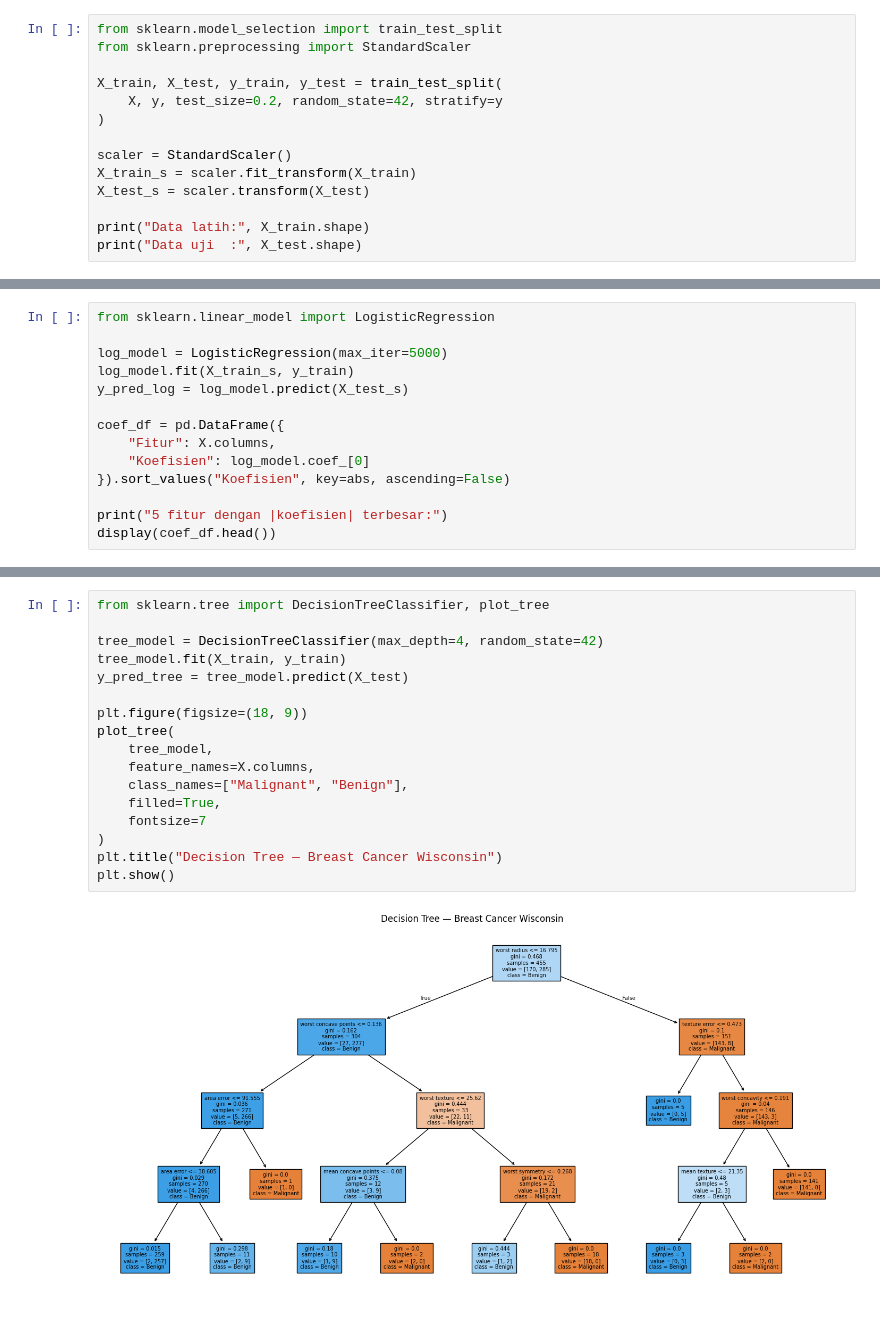
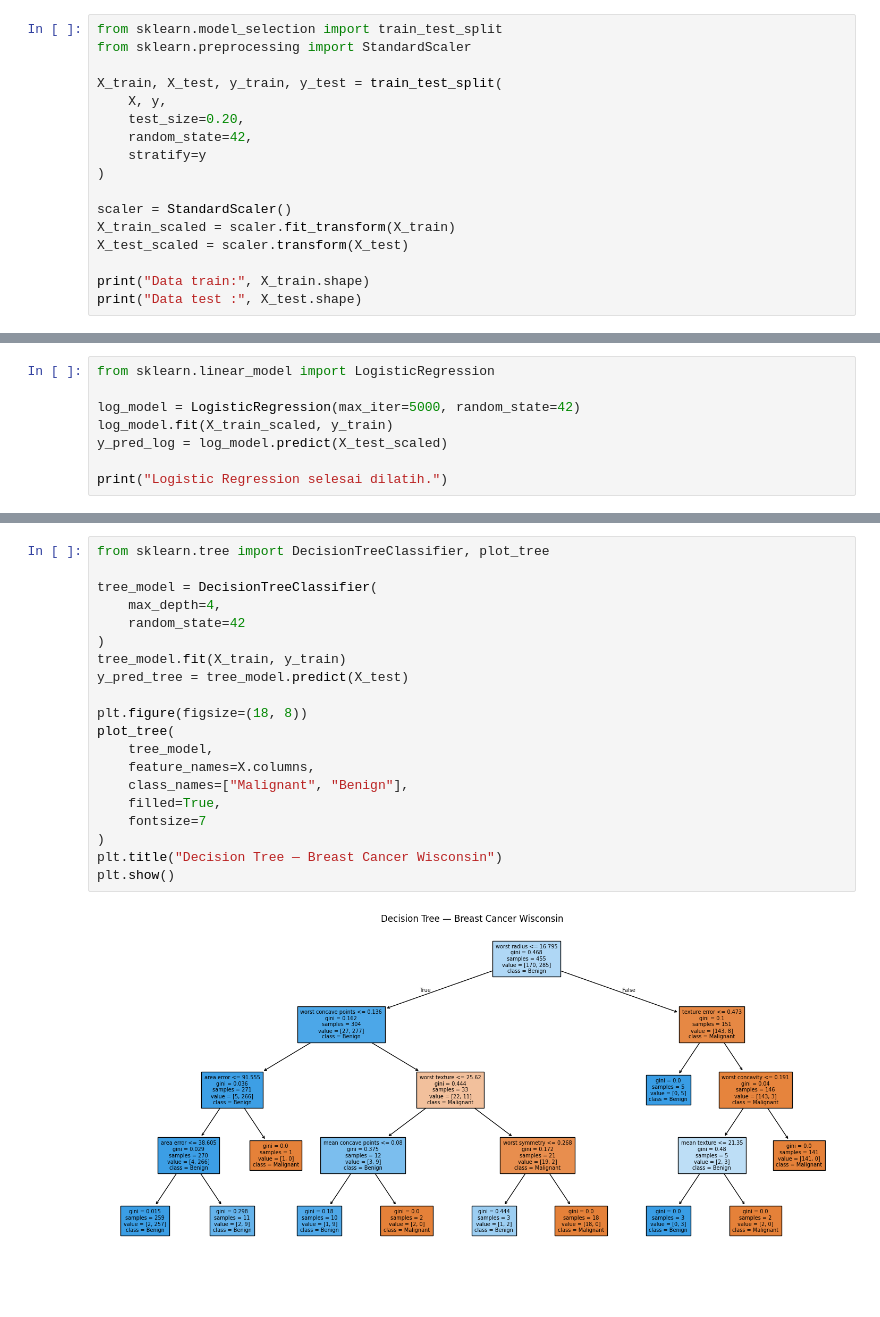
Before and after one commit to HakumenWorld/data-science-2026, a Jupyter notebook: Pertemuan9_Febi_Kristiana_240401010231.ipynb, the cells around one changed output, grey strips where cells are left out. Saved outputs shown, nothing was run; the diff lists cells and outputs as text; blank space fills up the shorter version.

```diff
--- a/Pertemuan9_Febi_Kristiana_240401010231.ipynb
+++ b/Pertemuan9_Febi_Kristiana_240401010231.ipynb
@@ -76,13 +50,16 @@ from sklearn.model_selection import train_test_split
 from sklearn.preprocessing import StandardScaler
 
 X_train, X_test, y_train, y_test = train_test_split(
-    X, y, test_size=0.2, random_state=42, stratify=y
+    X, y,
+    test_size=0.20,
+    random_state=42,
+    stratify=y
 )
 
 scaler = StandardScaler()
-X_train_s = scaler.fit_transform(X_train)
-X_test_s = scaler.transform(X_test)
+X_train_scaled = scaler.fit_transform(X_train)
+X_test_scaled = scaler.transform(X_test)
 
-print("Data latih:", X_train.shape)
-print("Data uji  :", X_test.shape)
+print("Data train:", X_train.shape)
+print("Data test :", X_test.shape)
 # %% [output]
@@ -93,15 +70,9 @@ Data uji  : (114, 30)
 # %%
 from sklearn.linear_model import LogisticRegression
 
-log_model = LogisticRegression(max_iter=5000)
-log_model.fit(X_train_s, y_train)
-y_pred_log = log_model.predict(X_test_s)
+log_model = LogisticRegression(max_iter=5000, random_state=42)
+log_model.fit(X_train_scaled, y_train)
+y_pred_log = log_model.predict(X_test_scaled)
 
-coef_df = pd.DataFrame({
-    "Fitur": X.columns,
-    "Koefisien": log_model.coef_[0]
-}).sort_values("Koefisien", key=abs, ascending=False)
-
-print("5 fitur dengan |koefisien| terbesar:")
-display(coef_df.head())
+print("Logistic Regression selesai dilatih.")
 # %% [output]
@@ -121,19 +82,22 @@ mengarah ke kelas `0 = Malignant`.
 # %%
 from sklearn.tree import DecisionTreeClassifier, plot_tree
 
-tree_model = DecisionTreeClassifier(max_depth=4, random_state=42)
+tree_model = DecisionTreeClassifier(
+    max_depth=4,
+    random_state=42
+)
 tree_model.fit(X_train, y_train)
 y_pred_tree = tree_model.predict(X_test)
 
-plt.figure(figsize=(18, 9))
+plt.figure(figsize=(18, 8))
 plot_tree(
     tree_model,
     feature_names=X.columns,
     class_names=["Malignant", "Benign"],
     filled=True,
     fontsize=7
 )
 plt.title("Decision Tree — Breast Cancer Wisconsin")
 plt.show()
 # %% [output]
-[figure, old version]
+[figure, new version]
```
Also changed, not shown: parts of 23 cells of this notebook.
